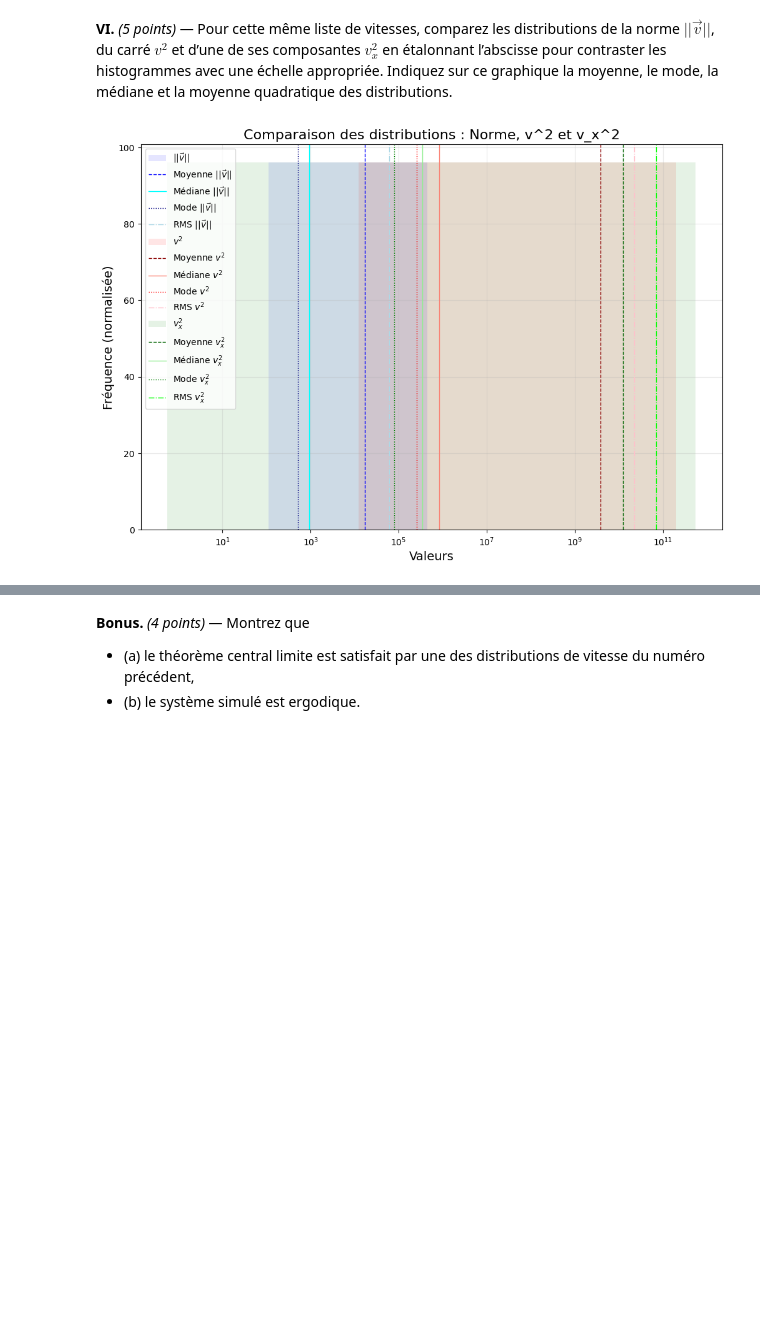
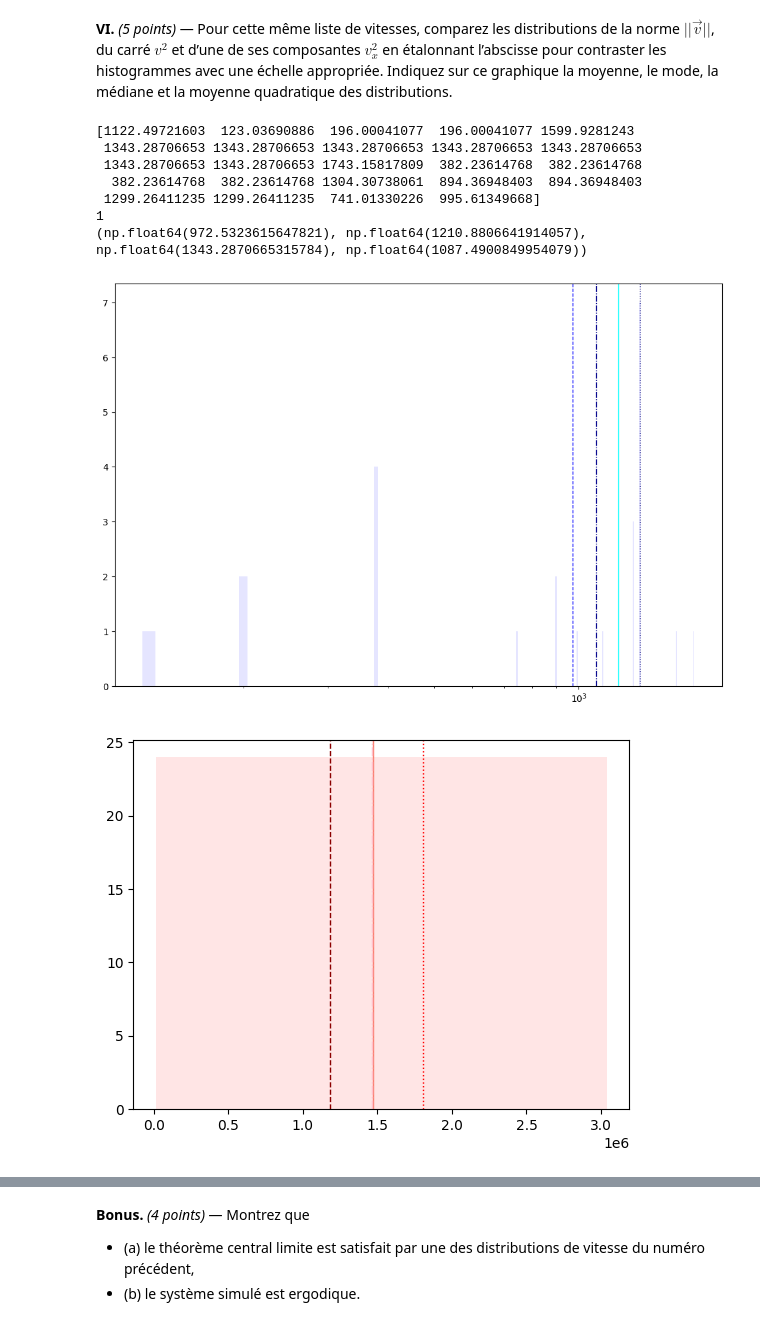
Before and after one commit to LilR3GY/TP_Num_Thermo_Stat, a Jupyter notebook: tdsTP_Part1_h25.ipynb, the cells around one changed output, grey strips where cells are left out. Saved outputs shown, nothing was run; the diff lists cells and outputs as text; code cells hidden in the pictures; blank space fills up the shorter version.

```diff
--- a/tdsTP_Part1_h25.ipynb
+++ b/tdsTP_Part1_h25.ipynb
@@ -261,6 +261,9 @@ norme = np.abs(vitesses)
 vitesse_squared = np.square(vitesses)
 vitesse_x_squared = np.square(vitesses_x)
 
+print(norme)
+print(norme.ndim)
+
 def calculer_statistiques(data):
     data = np.array(data)
     moyenne = np.mean(data)
@@ -275,40 +278,52 @@ stats_norme = calculer_statistiques(norme)
 stats_v_squared = calculer_statistiques(vitesse_squared)
 stats_v_x_squared = calculer_statistiques(vitesse_x_squared)
 
+print(stats_norme)
+
 plt.figure(figsize=(12, 8))
 plt.semilogx()
 
 # Histogramme pour ||v||
-plt.hist(norme, bins=1, alpha=0.1, label=r'$||\vec{v}||$', color='blue')
+plt.hist(norme, bins=200, alpha=0.1, label=r'$||\vec{v}||$', color='blue')
 plt.axvline(stats_norme[0], color='blue', linestyle='dashed', linewidth=1, label=r'Moyenne $||\vec{v}||$')
 plt.axvline(stats_norme[1], color='cyan', linestyle='solid', linewidth=1, label=r'Médiane $||\vec{v}||$')
 plt.axvline(stats_norme[2], color='navy', linestyle='dotted', linewidth=1, label=r'Mode $||\vec{v}||$')
-plt.axvline(stats_norme[3], color='lightblue', linestyle='dashdot', linewidth=1, label=r'RMS $||\vec{v}||$')
+plt.axvline(stats_norme[3], color='darkblue', linestyle='dashdot', linewidth=1, label=r'RMS $||\vec{v}||$')
+plt.show()
 
 
 # Histogramme pour v^2
 plt.hist(vitesse_squared, bins=1, alpha=0.1, label=r'$v^2$', color='red')
 plt.axvline(stats_v_squared[0], color='darkred', linestyle='dashed', linewidth=1, label=r'Moyenne $v^2$')
 plt.axvline(stats_v_squared[1], color='salmon', linestyle='solid', linewidth=1, label=r'Médiane $v^2$')
 plt.axvline(stats_v_squared[2], color='red', linestyle='dotted', linewidth=1, label=r'Mode $v^2$')
 plt.axvline(stats_v_squared[3], color='pink', linestyle='dashdot', linewidth=1, label=r'RMS $v^2$')
-
+plt.show()
 
 # Histogramme pour v_x^2
 plt.hist(vitesse_x_squared, bins=1, alpha=0.1, label=r'$v_x^2$', color='green')
 plt.axvline(stats_v_x_squared[0], color='darkgreen', linestyle='dashed', linewidth=1, label=r'Moyenne $v_x^2$')
 plt.axvline(stats_v_x_squared[1], color='lightgreen', linestyle='solid', linewidth=1, label=r'Médiane $v_x^2$')
 plt.axvline(stats_v_x_squared[2], color='green', linestyle='dotted', linewidth=1, label=r'Mode $v_x^2$')
 plt.axvline(stats_v_x_squared[3], color='lime', linestyle='dashdot', linewidth=1, label=r'RMS $v_x^2$')
+plt.show()
 
 # Configuration des labels et de la légende
 plt.title("Comparaison des distributions : Norme, v^2 et v_x^2", fontsize=16)
 plt.xlabel("Valeurs", fontsize=14)
 plt.ylabel("Fréquence (normalisée)", fontsize=14)
 plt.legend()
 plt.grid(alpha=0.3)
 
 # Affichage du graphique
 plt.show()
 # %% [output]
+[1122.49721603  123.03690886  196.00041077  196.00041077 1599.9281243
+ 1343.28706653 1343.28706653 1343.28706653 1343.28706653 1343.28706653
+ 1343.28706653 1343.28706653 1743.15817809  382.23614768  382.23614768
+  382.23614768  382.23614768 1304.30738061  894.36948403  894.36948403
+ 1299.26411235 1299.26411235  741.01330226  995.61349668]
+1
+(np.float64(972.5323615647821), np.float64(1210.8806641914057), np.float64(1343.2870665315784), np.float64(1087.4900849954079))
-[figure, old version]
+[figure, new version]
+[figure, added]
```
Also changed, not shown: parts of 3 cells of this notebook.
